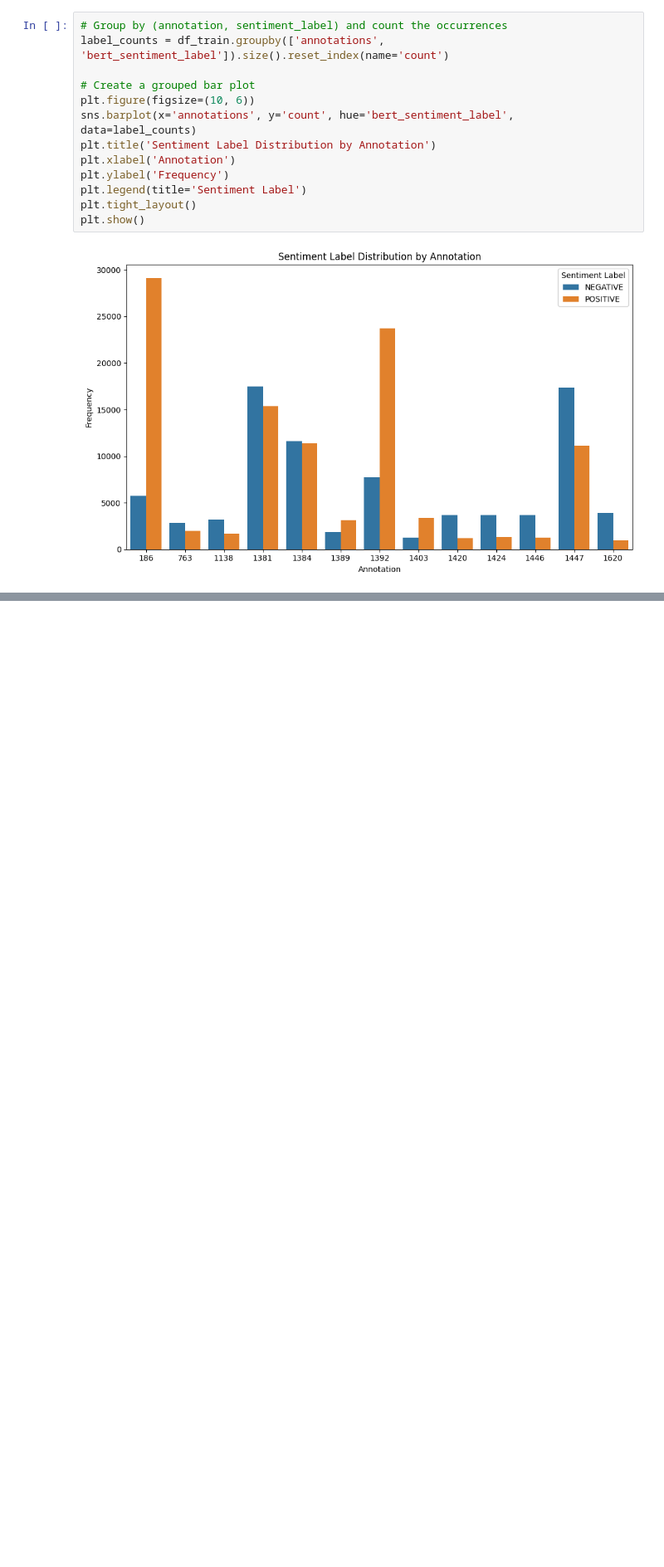
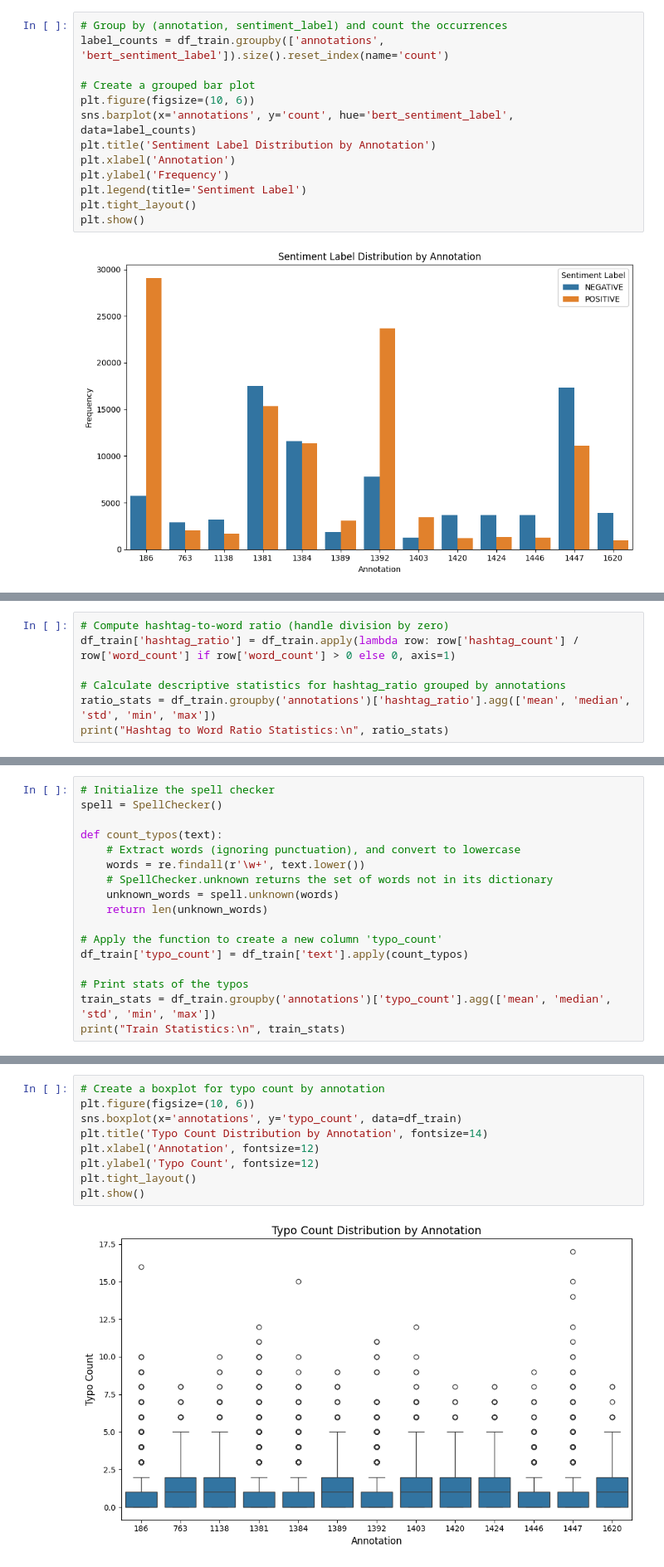
Before and after one commit to jasonmatthewsuhari/cs3244, a Jupyter notebook: eda.ipynb, the cells around one changed output, grey strips where cells are left out. Shown at 83% size. Cells and saved outputs as stored; diff of their text form; blank space fills up the shorter version.

Commit message:
Updated eda
tried to explore more things in the dataset such as typos and hashtags

```diff
--- a/eda.ipynb
+++ b/eda.ipynb
@@ -694,0 +751,7 @@ annotations
+# %%
+# Compute hashtag-to-word ratio (handle division by zero)
+df_train['hashtag_ratio'] = df_train.apply(lambda row: row['hashtag_count'] / row['word_count'] if row['word_count'] > 0 else 0, axis=1)
+
+# Calculate descriptive statistics for hashtag_ratio grouped by annotations
+ratio_stats = df_train.groupby('annotations')['hashtag_ratio'].agg(['mean', 'median', 'std', 'min', 'max'])
+print("Hashtag to Word Ratio Statistics:\n", ratio_stats)
@@ -694,0 +777,17 @@ annotations
+# %%
+# Initialize the spell checker
+spell = SpellChecker()
+
+def count_typos(text):
+    # Extract words (ignoring punctuation), and convert to lowercase
+    words = re.findall(r'\w+', text.lower())
+    # SpellChecker.unknown returns the set of words not in its dictionary
+    unknown_words = spell.unknown(words)
+    return len(unknown_words)
+
+# Apply the function to create a new column 'typo_count'
+df_train['typo_count'] = df_train['text'].apply(count_typos)
+
+# Print stats of the typos
+train_stats = df_train.groupby('annotations')['typo_count'].agg(['mean', 'median', 'std', 'min', 'max'])
+print("Train Statistics:\n", train_stats)
@@ -694,0 +811,11 @@ annotations
+# %%
+# Create a boxplot for typo count by annotation
+plt.figure(figsize=(10, 6))
+sns.boxplot(x='annotations', y='typo_count', data=df_train)
+plt.title('Typo Count Distribution by Annotation', fontsize=14)
+plt.xlabel('Annotation', fontsize=12)
+plt.ylabel('Typo Count', fontsize=12)
+plt.tight_layout()
+plt.show()
+# %% [output]
+[figure, added]
```
Also changed, not shown: parts of 30 cells of this notebook.
